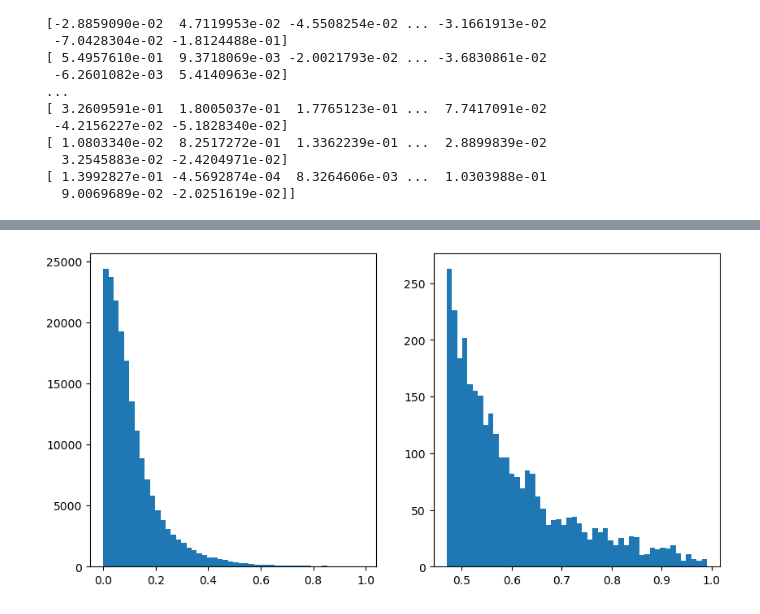
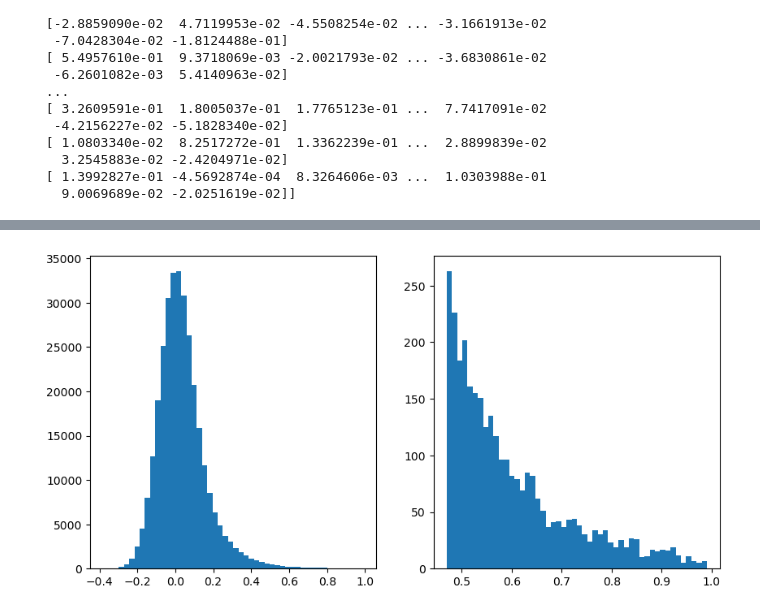
Before and after one commit to imonalc/Keypoints, a Jupyter notebook: EDA_descriptor.ipynb, the cells around one changed output, grey strips where cells are left out. Drawn from its saved outputs; the diff is of its cells as text; code cells hidden in the pictures.

```diff
--- a/EDA_descriptor.ipynb
+++ b/EDA_descriptor.ipynb
@@ -331,11 +346,11 @@ print(sim)
 # %%
 flattened_array = sim.flatten()
-filtered_array2 = flattened_array[flattened_array > 0]
+filtered_array2 = flattened_array.copy()#[flattened_array > 0]
 threshold = np.percentile(flattened_array, 99)
 filtered_array = flattened_array[flattened_array >= threshold].copy()
 fig_img, axs_img = plt.subplots(1, 2, figsize=(4*2+2, 5))
 axs_img[0].hist(filtered_array2, bins=50)
 axs_img[1].hist(filtered_array, bins=50)
 plt.show()
 # %% [output]
-[figure, old version]
+[figure, new version]
```
Also changed, not shown: parts of 2 cells of this notebook, 2 other files.
